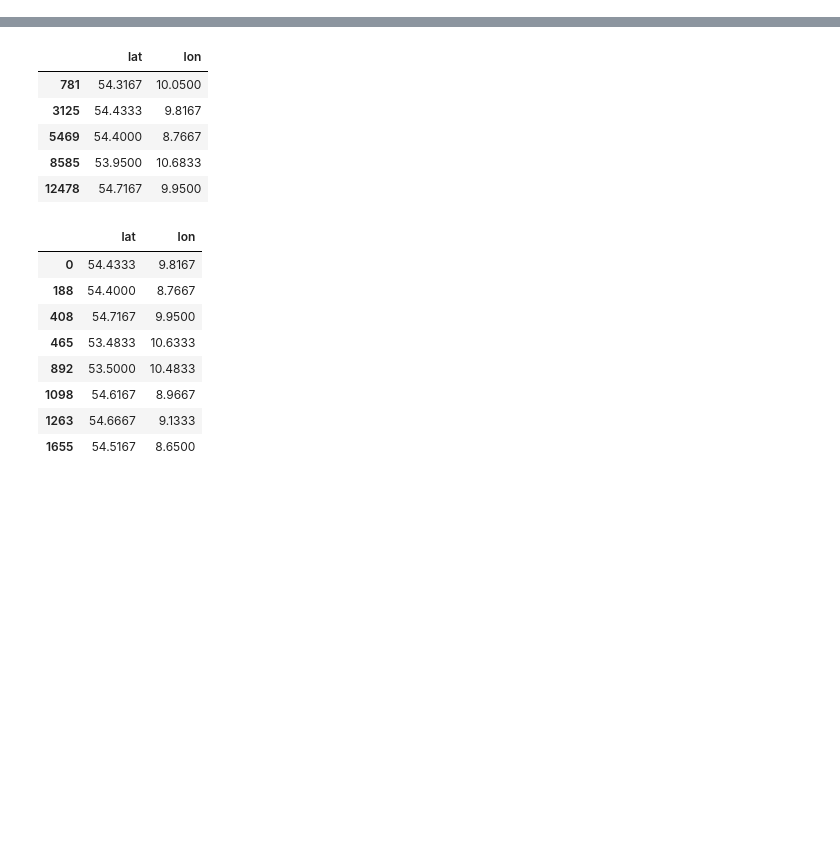
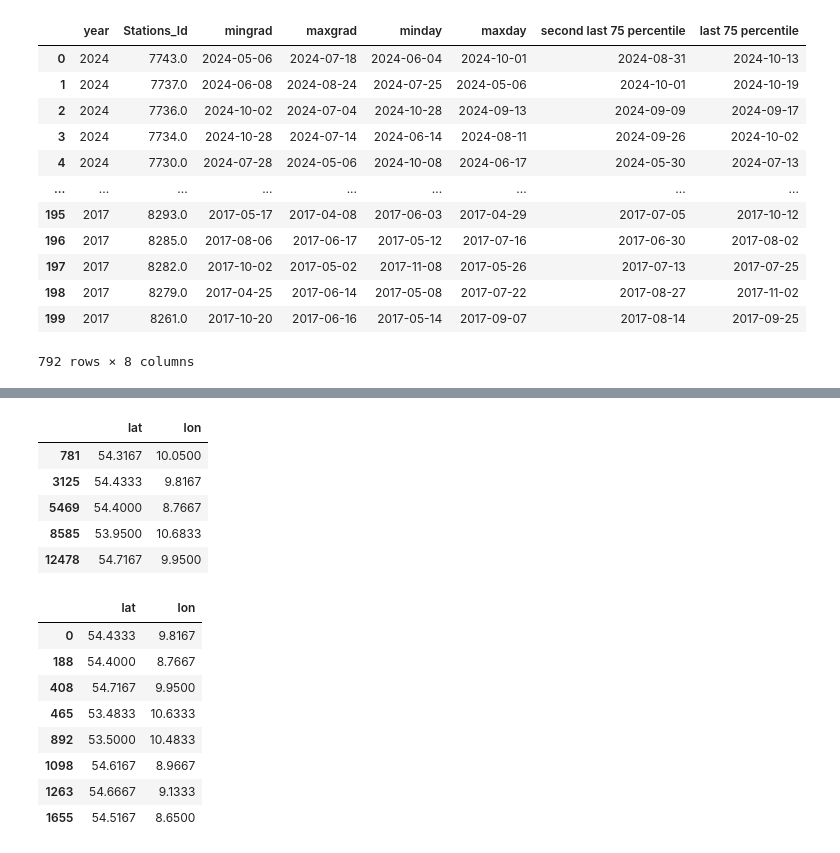
Before and after one commit to MartinP556/Satellite_Feature_Extraction, a Jupyter notebook: first_try_logit2.ipynb, the cells around one changed output, grey strips where cells are left out. Cells and saved outputs as stored; diff of their text form; code cells hidden in the pictures; blank space fills up the shorter version.

```diff
--- a/first_try_logit2.ipynb
+++ b/first_try_logit2.ipynb
@@ -21,0 +167,16 @@ from scipy.interpolate import make_smoothing_spline
+# %%
+LSP_times
+# %% [output]
+|  | year | Stations_Id | mingrad | maxgrad | minday | maxday | second last 75 percentile | last 75 percentile |
+| 0 | 2024 | 7743.0 | 2024-05-06 | 2024-07-18 | 2024-06-04 | 2024-10-01 | 2024-08-31 | 2024-10-13 |
+| 1 | 2024 | 7737.0 | 2024-06-08 | 2024-08-24 | 2024-07-25 | 2024-05-06 | 2024-10-01 | 2024-10-19 |
+| 2 | 2024 | 7736.0 | 2024-10-02 | 2024-07-04 | 2024-10-28 | 2024-09-13 | 2024-09-09 | 2024-09-17 |
+| 3 | 2024 | 7734.0 | 2024-10-28 | 2024-07-14 | 2024-06-14 | 2024-08-11 | 2024-09-26 | 2024-10-02 |
+| 4 | 2024 | 7730.0 | 2024-07-28 | 2024-05-06 | 2024-10-08 | 2024-06-17 | 2024-05-30 | 2024-07-13 |
+| ... | ... | ... | ... | ... | ... | ... | ... | ... |
+| 195 | 2017 | 8293.0 | 2017-05-17 | 2017-04-08 | 2017-06-03 | 2017-04-29 | 2017-07-05 | 2017-10-12 |
+| 196 | 2017 | 8285.0 | 2017-08-06 | 2017-06-17 | 2017-05-12 | 2017-07-16 | 2017-06-30 | 2017-08-02 |
+| 197 | 2017 | 8282.0 | 2017-10-02 | 2017-05-02 | 2017-11-08 | 2017-05-26 | 2017-07-13 | 2017-07-25 |
+| 198 | 2017 | 8279.0 | 2017-04-25 | 2017-06-14 | 2017-05-08 | 2017-07-22 | 2017-08-27 | 2017-11-02 |
+| 199 | 2017 | 8261.0 | 2017-10-20 | 2017-06-16 | 2017-05-14 | 2017-09-07 | 2017-08-14 | 2017-09-25 |
+792 rows × 8 columns
```
Also changed, not shown: parts of 20 cells of this notebook, 1 other file.
